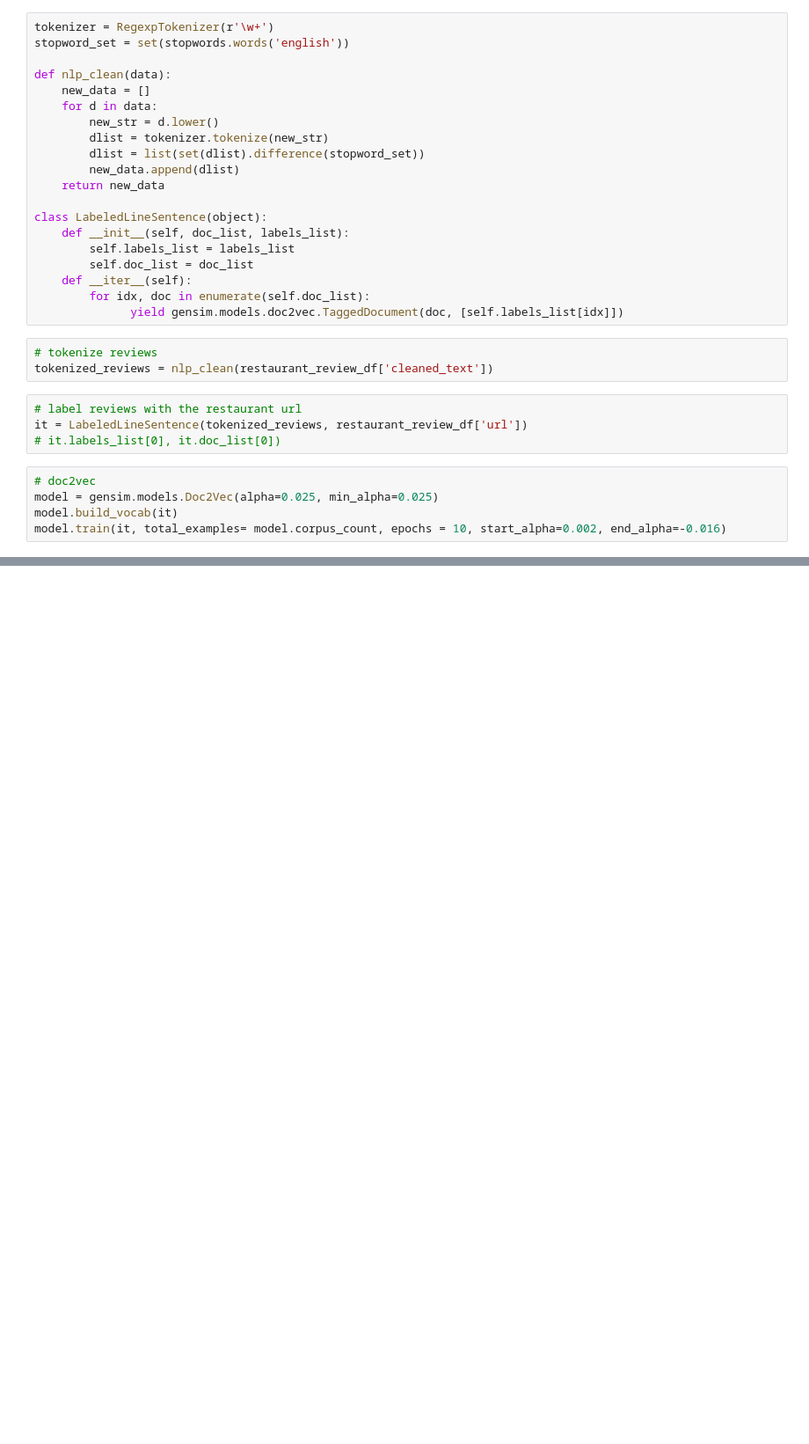
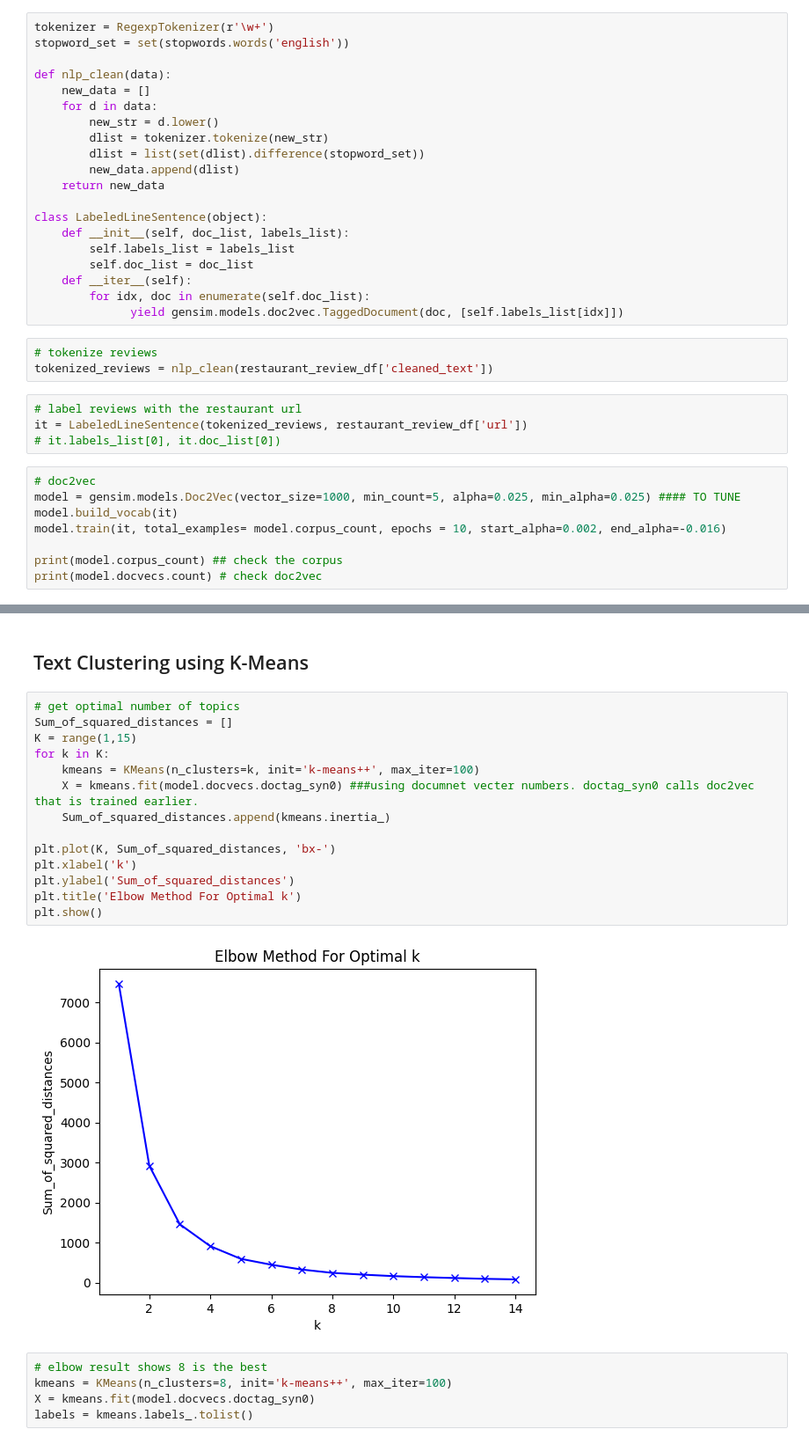
Before and after one commit to sabyeo/bt4221, a Jupyter notebook: doc2vec_topic_modelling_restaurant.ipynb, the cells around one changed output, grey strips where cells are left out. Shown: that part at 88% size. Saved outputs shown, nothing was run; the diff lists cells and outputs as text; blank space fills up the shorter version.

Commit message:
similarity matrix and labelled restaurants

```diff
--- a/doc2vec_topic_modelling_restaurant.ipynb
+++ b/doc2vec_topic_modelling_restaurant.ipynb
@@ -65,6 +75,9 @@ it = LabeledLineSentence(tokenized_reviews, restaurant_review_df['url'])
 # it.labels_list[0], it.doc_list[0])
 # %%
 # doc2vec
-model = gensim.models.Doc2Vec(alpha=0.025, min_alpha=0.025)
+model = gensim.models.Doc2Vec(vector_size=1000, min_count=5, alpha=0.025, min_alpha=0.025) #### TO TUNE
 model.build_vocab(it)
 model.train(it, total_examples= model.corpus_count, epochs = 10, start_alpha=0.002, end_alpha=-0.016)
+
+print(model.corpus_count) ## check the corpus
+print(model.docvecs.count) # check doc2vec
@@ -81,0 +146,23 @@ AttributeError: 'Doc2VecKeyedVectors' object has no attribute 'key_to_index'
+# %% [markdown]
+## Text Clustering using K-Means
+# %%
+# get optimal number of topics
+Sum_of_squared_distances = []
+K = range(1,15)
+for k in K:
+    kmeans = KMeans(n_clusters=k, init='k-means++', max_iter=100)
+    X = kmeans.fit(model.docvecs.doctag_syn0) ###using documnet vecter numbers. doctag_syn0 calls doc2vec that is trained earlier.
+    Sum_of_squared_distances.append(kmeans.inertia_)
+
+plt.plot(K, Sum_of_squared_distances, 'bx-')
+plt.xlabel('k')
+plt.ylabel('Sum_of_squared_distances')
+plt.title('Elbow Method For Optimal k')
+plt.show()
+# %% [output]
+[figure, added]
+# %%
+# elbow result shows 8 is the best
+kmeans = KMeans(n_clusters=8, init='k-means++', max_iter=100)
+X = kmeans.fit(model.docvecs.doctag_syn0)
+labels = kmeans.labels_.tolist()
```
Also changed, not shown: parts of 16 cells of this notebook.
